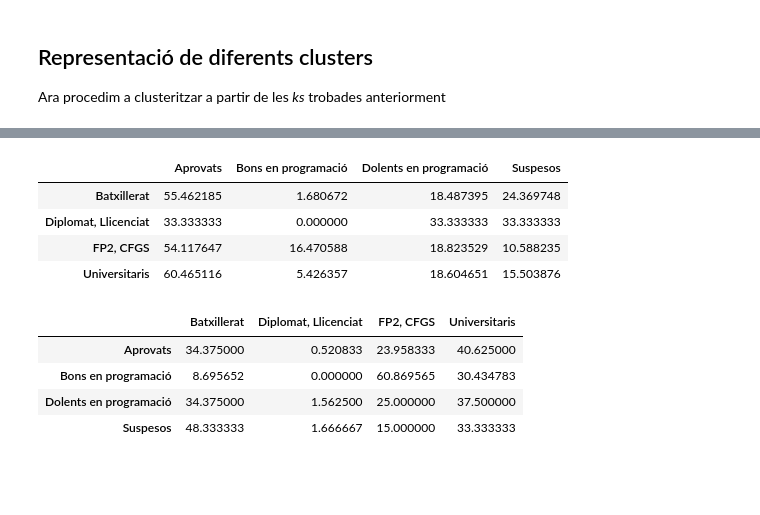
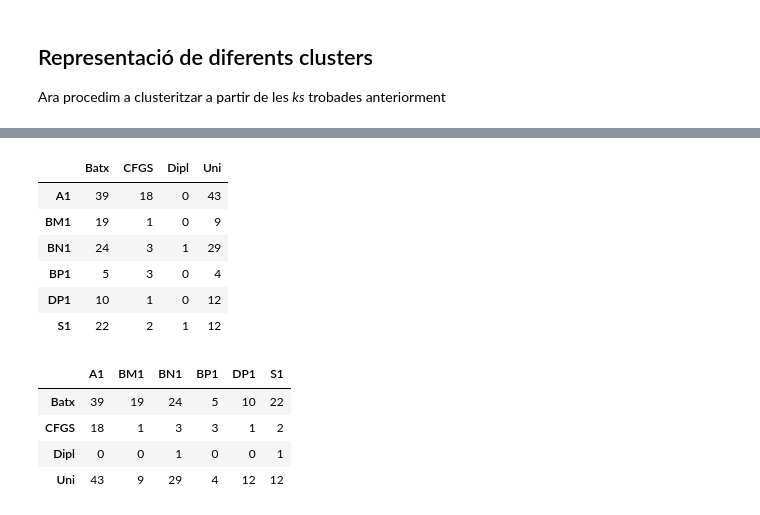
Before and after one commit to pid-ub/pid-UB, a Jupyter notebook: questions/questions-xavi/Question1-clustering.ipynb, the cells around one changed output, grey strips where cells are left out. Drawn from its saved outputs; the diff is of its cells as text; code cells hidden in the pictures; blank space fills up the shorter version.

```diff
--- a/questions/questions-xavi/Question1-clustering.ipynb
+++ b/questions/questions-xavi/Question1-clustering.ipynb
@@ -228,7 +229,7 @@ via_4 = df[df['id_via_acces'] ==  4].reset_index(drop=True) # FP2, CFGS
 via_7 = df[df['id_via_acces'] ==  7].reset_index(drop=True) # Universitaris Batxillerat/COU amb PAU
 via_8 = df[df['id_via_acces'] ==  8].reset_index(drop=True)#  Universitaris FP2 / CFGS
 via_78 = pd.concat([via_7, via_8]) # Universitaris
-via_acces_info_desc = ['Batxillerat', 'Diplomat, Llicenciat', 'FP2, CFGS', 'Universitaris']
+via_acces_info_desc = ['Batx', 'Dipl', 'CFGS', 'Uni']
 via_acces_info = [via_0['id_alumne'], via_2['id_alumne'], via_4['id_alumne'], via_78['id_alumne']]
 
 df = select_rows_by_columns(df_mates, primer_mates_qual.index, 'id_alumne')
@@ -238,7 +239,7 @@ via_4 = df[df['id_via_acces'] ==  4].reset_index(drop=True) # FP2, CFGS
 via_7 = df[df['id_via_acces'] ==  7].reset_index(drop=True) # Universitaris Batxillerat/COU amb PAU
 via_8 = df[df['id_via_acces'] ==  8].reset_index(drop=True)#  Universitaris FP2 / CFGS
 via_78 = pd.concat([via_7, via_8]) # Universitaris
-via_acces_mates_desc = ['Batxillerat', 'Diplomat, Llicenciat', 'FP2, CFGS', 'Universitaris']
+via_acces_mates_desc = ['Batx', 'Dipl', 'CFGS', 'Uni']
 via_acces_mates = [via_0['id_alumne'], via_2['id_alumne'], via_4['id_alumne'], via_78['id_alumne']]
 # %% [markdown]
 ## Obtenir una _k_ òptima
@@ -345,7 +346,7 @@ def apply_clustering(df, estimator, lbl_clusters):
     describe_qual = tmp.groupby('label').describe()
 
     # deep, muted, pastel, bright, dark, and colorblind
-    colors = seabornpalette_to_bokeh(sbn.color_palette("hls", k))
+    colors = seabornpalette_to_bokeh(sbn.color_palette("pastel", k))
 
     data = np.array(data_qual.values)
     figures = []
@@ -445,40 +446,56 @@ def cross_cluster(src, src_lbl, dest, dest_lbl):
             if(len(s) == 0):
                 ratio1 = np.nan
             else:
-                ratio1 = len(s.intersection(d)) / float(len(s))
+                ratio1 = len(s.intersection(d)) #/ float(len(s))
             if(len(d) == 0):
                 ratio2 = np.nan
             else:
-                ratio2 = len(s.intersection(d)) / float(len(d))
-            out1[src_lbl[i]][dest_lbl[j]] = ratio1*100
-            out2[src_lbl[i]][dest_lbl[j]] = ratio2*100
-    out1 = pd.DataFrame(out1).transpose()
-    out2 = pd.DataFrame(out2)
+                ratio2 = len(s.intersection(d)) #/ float(len(d))
+            out1[src_lbl[i]][dest_lbl[j]] = ratio1#*100
+            out2[src_lbl[i]][dest_lbl[j]] = ratio2#*100
+    out1 = pd.DataFrame(out1)
+    out2 = pd.DataFrame(out2).transpose()
     # out1['sum'] = [np.sum(i) for i in out1.values]
     # out2['sum'] = [np.sum(i) for i in out2.values]
     display(out1)
     display(out2)
+
+    ordered1 = OrderedDict()
+    for c in out1.columns:
+        ordered1[c] = out1[c].astype(float).values
+
+    ordered2 = OrderedDict()
+    for c in out2.columns:
+        ordered2[c] = out2[c].astype(float).values
+
+    d = Donut(ordered1, out1.index.tolist())
+    d2 = Donut(ordered2, out2.index.tolist())
+    show(VBox(d,d2))
 # %%
-k=4
+k=6
 estimator = KMeans(n_clusters=k, init='k-means++', max_iter=100, n_init=5, random_state=42)
-clusters_primer_info_lbl = ["Aprovats",
-                            "Suspesos",
-                            "Dolents en programació",
-                            "Bons en programació"]
+clusters_primer_info_lbl = ["BP1", # Bons en programació de primer
+                            "BN1", # Bones notes de primer
+                            "S1", # Suspesos de primer
+                            "A1", # Aprovats de primer
+                            "DP1", # Dolents en programció de primer
+                            "BM1"] # "Bons" en matemàtiques de primer
 tmp, colors = apply_clustering(primer_info_qual, estimator, clusters_primer_info_lbl)
 renounce_chart(tmp, colors, df_info, s2_info, clusters_primer_info_lbl)
 clusters_primer_info = [tmp[tmp['label'] == lbl].index for lbl in list(set(tmp['label']))]
 cross_cluster(via_acces_info, via_acces_info_desc, clusters_primer_info, clusters_primer_info_lbl)
 # %% [output]
 [interactive output not drawn]
 [interactive output not drawn]
-|  | Aprovats | Bons en programació | Dolents en programació | Suspesos |
-| Batxillerat | 55.462185 | 1.680672 | 18.487395 | 24.369748 |
-| Diplomat, Llicenciat | 33.333333 | 0.000000 | 33.333333 | 33.333333 |
-| FP2, CFGS | 54.117647 | 16.470588 | 18.823529 | 10.588235 |
-| Universitaris | 60.465116 | 5.426357 | 18.604651 | 15.503876 |
+|  | Batx | CFGS | Dipl | Uni |
+| A1 | 39 | 18 | 0 | 43 |
+| BM1 | 19 | 1 | 0 | 9 |
+| BN1 | 24 | 3 | 1 | 29 |
+| BP1 | 5 | 3 | 0 | 4 |
+| DP1 | 10 | 1 | 0 | 12 |
+| S1 | 22 | 2 | 1 | 12 |
-|  | Batxillerat | Diplomat, Llicenciat | FP2, CFGS | Universitaris |
-| Aprovats | 34.375000 | 0.520833 | 23.958333 | 40.625000 |
-| Bons en programació | 8.695652 | 0.000000 | 60.869565 | 30.434783 |
-| Dolents en programació | 34.375000 | 1.562500 | 25.000000 | 37.500000 |
-| Suspesos | 48.333333 | 1.666667 | 15.000000 | 33.333333 |
+|  | A1 | BM1 | BN1 | BP1 | DP1 | S1 |
+| Batx | 39 | 19 | 24 | 5 | 10 | 22 |
+| CFGS | 18 | 1 | 3 | 3 | 1 | 2 |
+| Dipl | 0 | 0 | 1 | 0 | 0 | 1 |
+| Uni | 43 | 9 | 29 | 4 | 12 | 12 |
```
Also changed, not shown: parts of 8 cells of this notebook, 3 other files.
